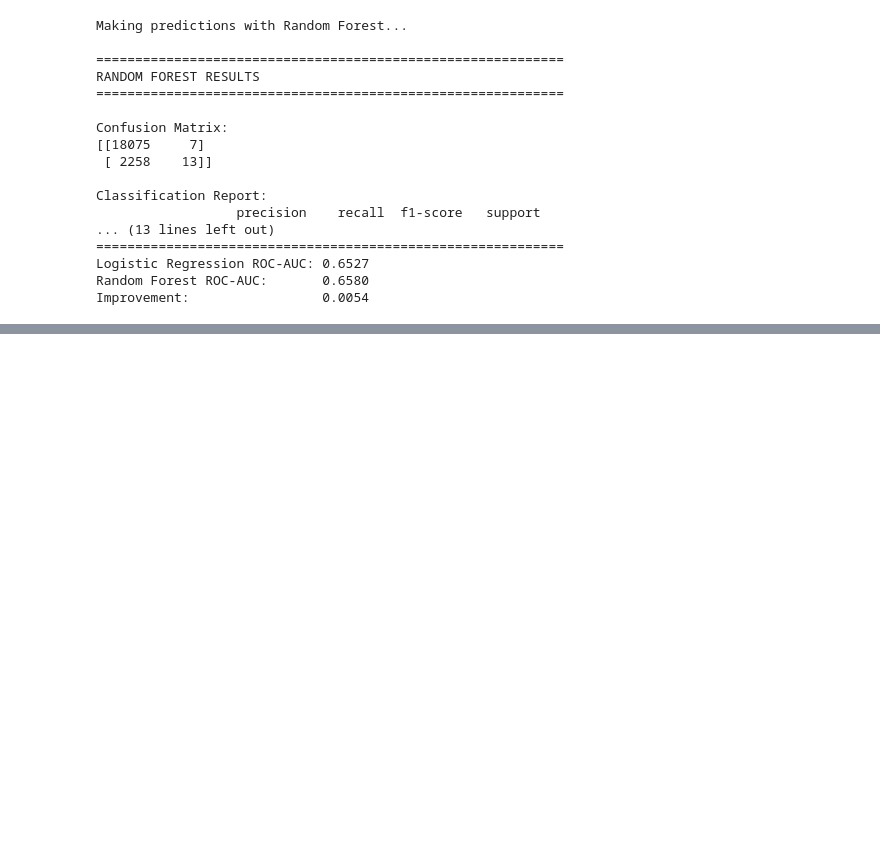
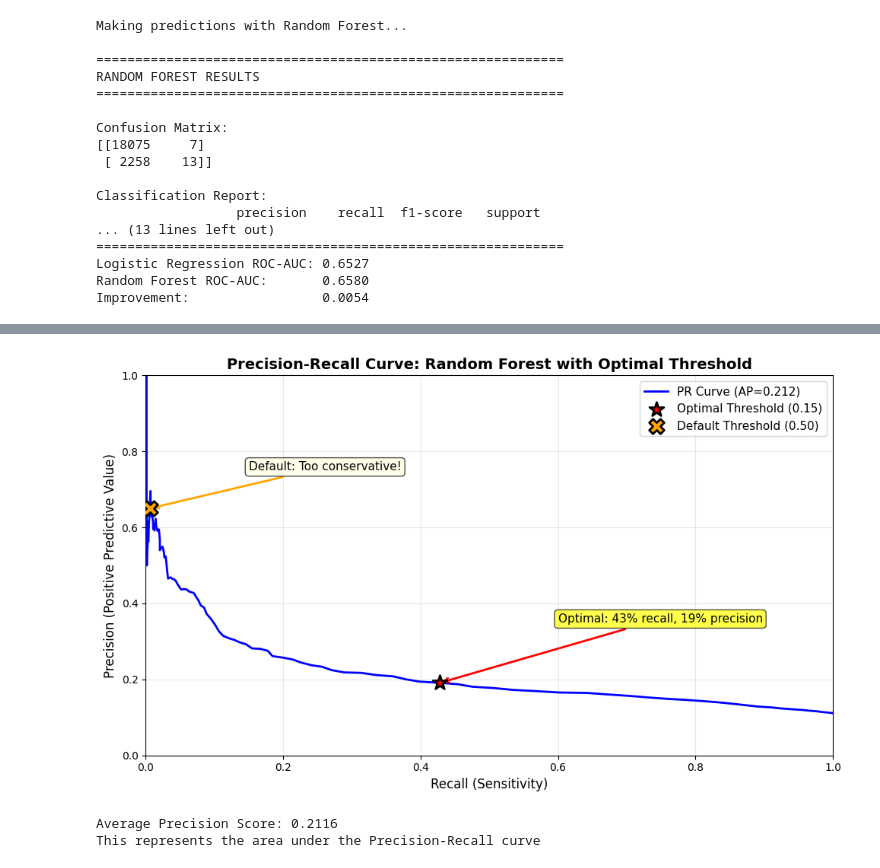
Before and after one commit to onchonga-programmer/patients-readmission, a Jupyter notebook: patient_readmission_cdss/notebooks/1_eda.ipynb, the cells around one changed output, grey strips where cells are left out. Drawn from its saved outputs; the diff is of its cells as text; code cells hidden in the pictures; blank space fills up the shorter version.

```diff
--- a/patient_readmission_cdss/notebooks/1_eda.ipynb
+++ b/patient_readmission_cdss/notebooks/1_eda.ipynb
@@ -1406,0 +1719,41 @@ Improvement:                 0.0054
+# %%
+# Precision-Recall Curve with optimal threshold marked
+from sklearn.metrics import precision_recall_curve, average_precision_score
+
+precision_curve, recall_curve, thresholds_curve = precision_recall_curve(y_test, y_pred_proba_rf)
+avg_precision = average_precision_score(y_test, y_pred_proba_rf)
+
+plt.figure(figsize=(10, 6))
+plt.plot(recall_curve, precision_curve, 'b-', linewidth=2, label=f'PR Curve (AP={avg_precision:.3f})')
+plt.scatter([0.428], [0.191], s=200, c='red', marker='*', zorder=5,
+           label='Optimal Threshold (0.15)', edgecolors='black', linewidths=2)
+plt.scatter([0.006], [0.650], s=200, c='orange', marker='X', zorder=5,
+           label='Default Threshold (0.50)', edgecolors='black', linewidths=2)
+plt.xlabel('Recall (Sensitivity)', fontsize=12)
+plt.ylabel('Precision (Positive Predictive Value)', fontsize=12)
+plt.title('Precision-Recall Curve: Random Forest with Optimal Threshold', fontsize=14, fontweight='bold')
+plt.legend(loc='upper right', fontsize=11)
+plt.grid(True, alpha=0.3)
+plt.xlim([0, 1])
+plt.ylim([0, 1])
+
+# Add annotations
+plt.annotate('Optimal: 43% recall, 19% precision',
+            xy=(0.428, 0.191), xytext=(0.6, 0.35),
+            arrowprops=dict(arrowstyle='->', color='red', lw=2),
+            fontsize=11, bbox=dict(boxstyle='round', facecolor='yellow', alpha=0.7))
+
+plt.annotate('Default: Too conservative!',
+            xy=(0.006, 0.650), xytext=(0.15, 0.75),
+            arrowprops=dict(arrowstyle='->', color='orange', lw=2),
+            fontsize=11, bbox=dict(boxstyle='round', facecolor='lightyellow', alpha=0.7))
+
+plt.tight_layout()
+plt.show()
+
+print(f"\nAverage Precision Score: {avg_precision:.4f}")
+print(f"This represents the area under the Precision-Recall curve")
+# %% [output]
+[figure, added]
+Average Precision Score: 0.2116
+This represents the area under the Precision-Recall curve
```
Also changed, not shown: parts of 9 cells of this notebook.
